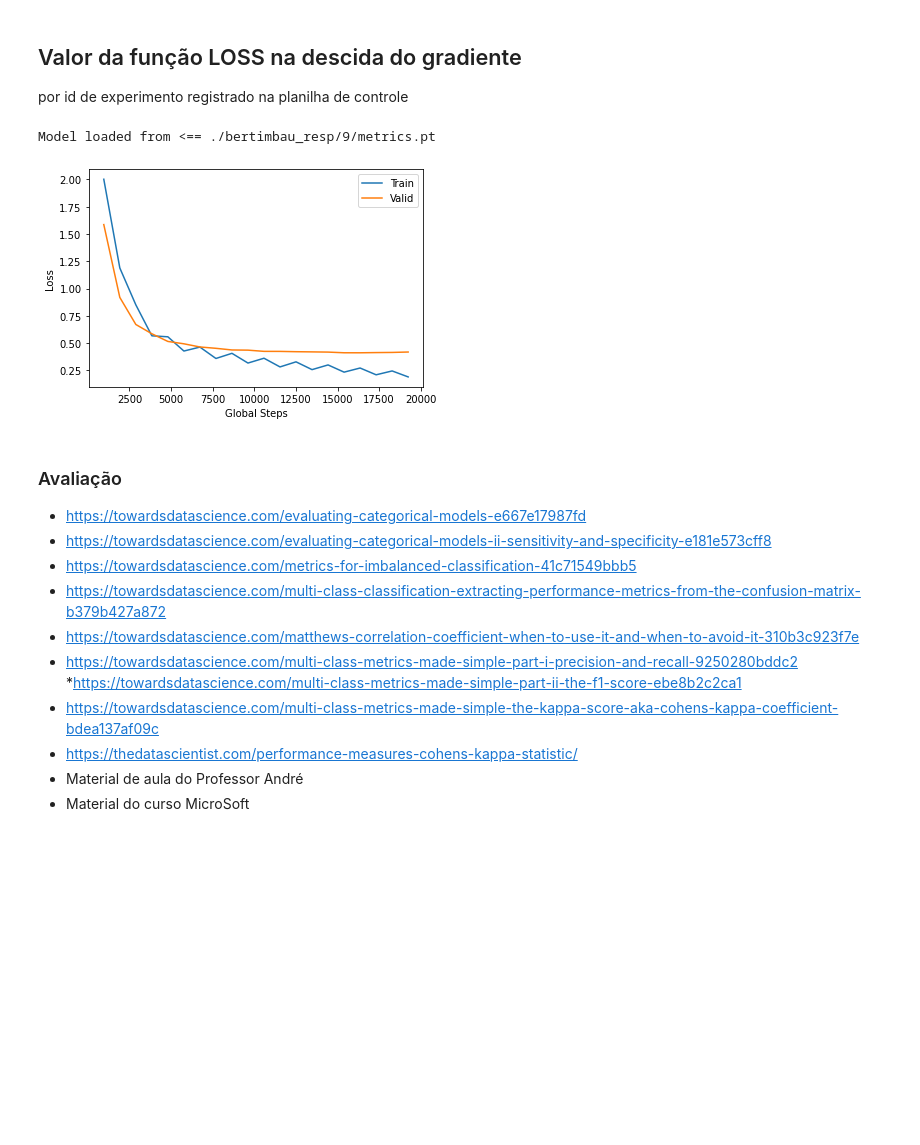
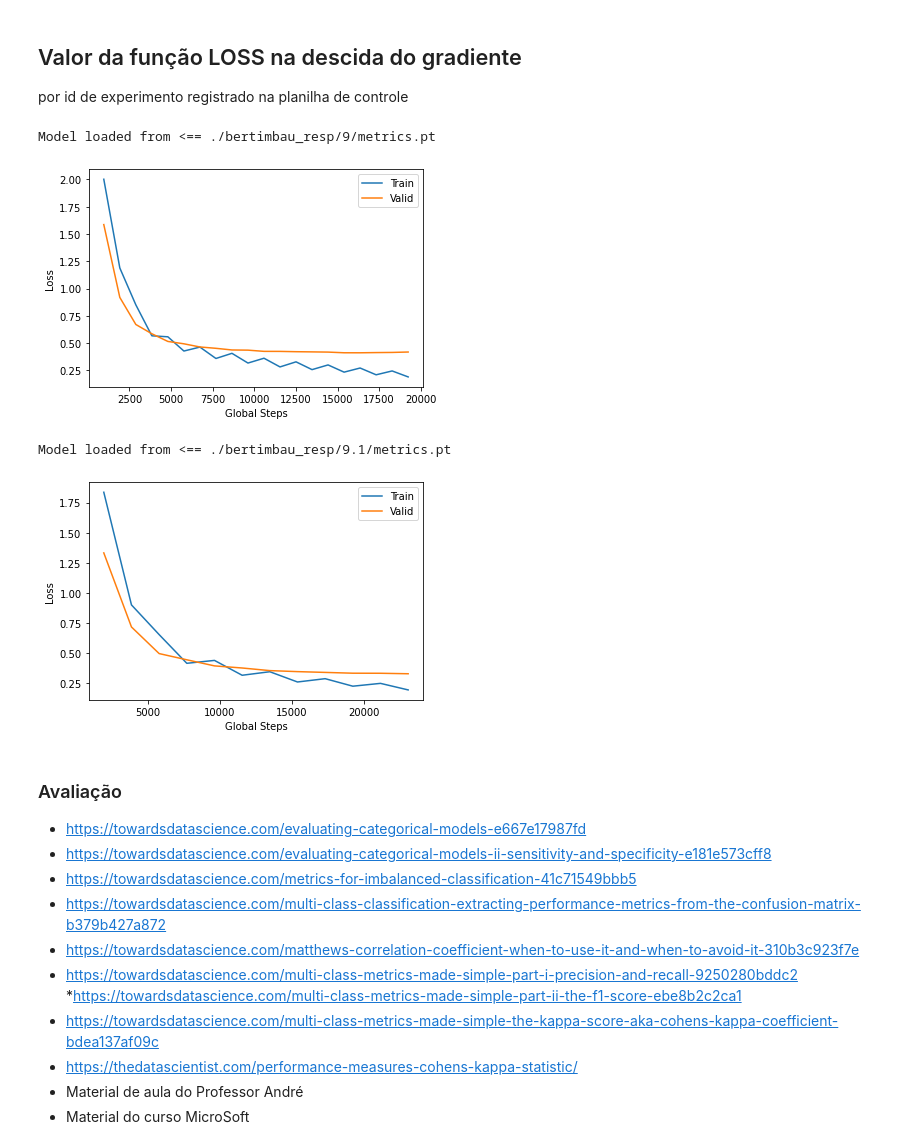
Before and after one commit to HedersonSantos/Noticias, a Jupyter notebook: BERT/BERTimbau_com_amostras.ipynb, the cells around one changed output. Drawn from its saved outputs; the diff is of its cells as text; code cells hidden in the pictures; blank space fills up the shorter version.

```diff
--- a/BERT/BERTimbau_com_amostras.ipynb
+++ b/BERT/BERTimbau_com_amostras.ipynb
@@ -161,10 +161,10 @@ text,category_nro
 # %%
 #https://towardsdatascience.com/multi-class-text-classification-with-deep-learning-using-bert-b59ca2f5c613
 #Model hyper-parameter
-MAX_SEQ_LEN = 256 #limita os artigos em 128 tokens. BERTimbau base é limitado em 512 tokens por texto.
+MAX_SEQ_LEN = 512 #limita os artigos em 128 tokens. BERTimbau base é limitado em 512 tokens por texto.
 PAD_INDEX = tokenizer.convert_tokens_to_ids(tokenizer.pad_token)
 UNK_INDEX = tokenizer.convert_tokens_to_ids(tokenizer.unk_token)
-bs = 4
+bs = 2
 lr = 1e-6
 
 
@@ -364,7 +364,7 @@ device(type='cuda', index=0)
 %%time
 qtd_categories=[10]
 #token_train, token_valid, token_test = [],[],[]
-id_planilha = [9.1]
+id_planilha = [9.2]
 dataset = [5]
 for idx, (id_, amostra) in enumerate(zip(id_planilha,dataset)):
   create_directory(destination_folder,str(id_))
@@ -380,7 +380,7 @@ for idx, (id_, amostra) in enumerate(zip(id_planilha,dataset)):
   #token_test.append(tokens[2])
   train(model=model,
       optimizer=optimizer,
-      num_epochs=6,
+      num_epochs=4,
       train_loader=tokens[0],
       valid_loader=tokens[1],
       eval_every=len(tokens[0]) // 2,
@@ -422,20 +409,22 @@ Wall time: 1h 37min 40s
 ## Valor da função LOSS na descida do gradiente
 por id de experimento registrado na planilha de controle
 # %%
-id_planilha = [9]
+id_planilha = [9,9.1]
 for id_ in id_planilha:
   file_path = destination_folder + "/"+str(id_)
   train_loss_list, valid_loss_list, global_steps_list = load_metrics(file_path + '/metrics.pt')
   plt.plot(global_steps_list, train_loss_list, label='Train')
   plt.plot(global_steps_list, valid_loss_list, label='Valid')
   plt.xlabel('Global Steps')
   plt.ylabel('Loss')
   plt.title = 'Resultado do Treino id ' + str(id_)
   plt.legend()
   plt.show()
 # %% [output]
 Model loaded from <== ./bertimbau_resp/9/metrics.pt
 [figure]
+Model loaded from <== ./bertimbau_resp/9.1/metrics.pt
+[figure, added]
 # %% [markdown]
 ### Avaliação
 * https://towardsdatascience.com/evaluating-categorical-models-e667e17987fd
```
Also changed, not shown: parts of 6 cells of this notebook.
